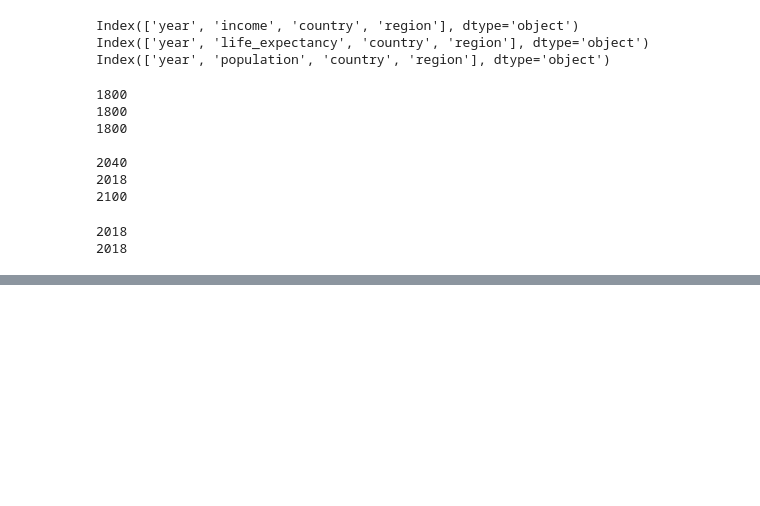
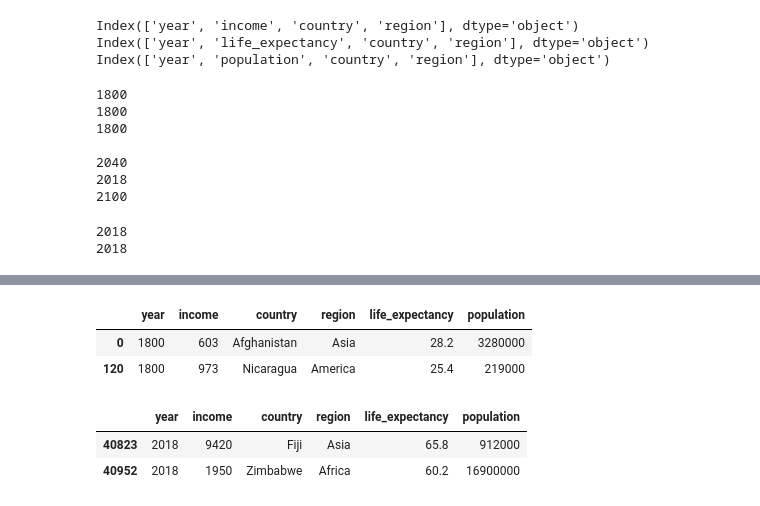
Before and after one commit to jasonzelaya/Gapminder, a Jupyter notebook: assets/data/data_wrangling.ipynb, the cells around one changed output, grey strips where cells are left out. Drawn from its saved outputs; the diff is of its cells as text; code cells hidden in the pictures; blank space fills up the shorter version.

```diff
--- a/assets/data/data_transformation.ipynb
+++ b/assets/data/data_wrangling.ipynb
@@ -390,2 +419,16 @@ sorted_data.head(3)
+# %%
+# Sort dataframe by 'year' column
+sorted_merged = all_merged.sort_values(by=['year'])
+
+# Confirm the first year is 1800 and the last year is 2018
+display(sorted_merged.head(2))
+sorted_merged.tail(2)
+# %% [output]
+|  | year | income | country | region | life_expectancy | population |
+| 0 | 1800 | 603 | Afghanistan | Asia | 28.2 | 3280000 |
+| 120 | 1800 | 973 | Nicaragua | America | 25.4 | 219000 |
+|  | year | income | country | region | life_expectancy | population |
+| 40823 | 2018 | 9420 | Fiji | Asia | 65.8 | 912000 |
+| 40952 | 2018 | 1950 | Zimbabwe | Africa | 60.2 | 16900000 |
 # %%
 # Reorder columns
```
Also changed, not shown: parts of 20 cells of this notebook, 1 other file.
